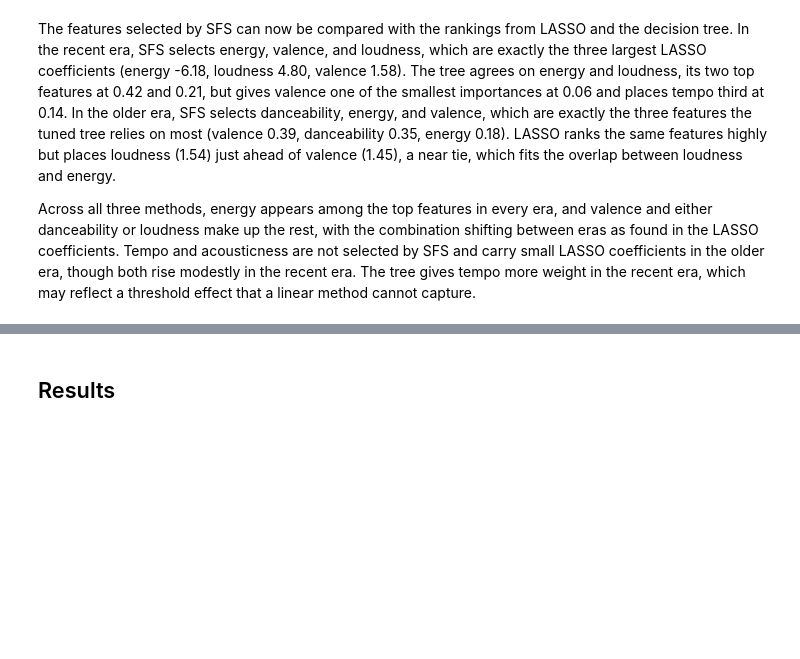
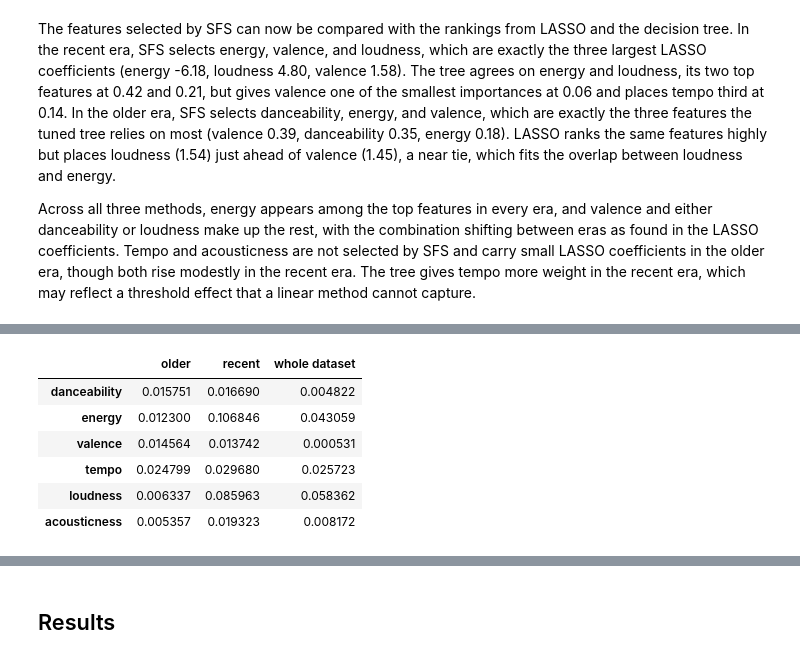
Before and after one commit to vipphan/spotify-capstone, a Jupyter notebook: spotify_capstone.ipynb, the cells around one changed output, grey strips where cells are left out. Saved outputs shown, nothing was run; the diff lists cells and outputs as text; code cells hidden in the pictures; blank space fills up the shorter version.

```diff
--- a/spotify_capstone.ipynb
+++ b/spotify_capstone.ipynb
@@ -1159,0 +1253,19 @@ Across all three methods, energy appears among the top features in every era, an
+# %%
+# permutation importance of the six-feature random forests, measured on each test set
+perm_older = permutation_importance(rf_older, X_older_test, y_older_test, n_repeats=10, random_state=42, n_jobs=-1)
+perm_recent = permutation_importance(rf_recent, X_recent_test, y_recent_test, n_repeats=10, random_state=42, n_jobs=-1)
+perm_full = permutation_importance(rf_full, X_test, y_test, n_repeats=10, random_state=42, n_jobs=-1)
+
+pd.DataFrame({
+    'older': perm_older.importances_mean,
+    'recent': perm_recent.importances_mean,
+    'whole dataset': perm_full.importances_mean
+}, index=features)
+# %% [output]
+|  | older | recent | whole dataset |
+| danceability | 0.015751 | 0.016690 | 0.004822 |
+| energy | 0.012300 | 0.106846 | 0.043059 |
+| valence | 0.014564 | 0.013742 | 0.000531 |
+| tempo | 0.024799 | 0.029680 | 0.025723 |
+| loudness | 0.006337 | 0.085963 | 0.058362 |
+| acousticness | 0.005357 | 0.019323 | 0.008172 |
```
Also changed, not shown: parts of 10 cells of this notebook.
